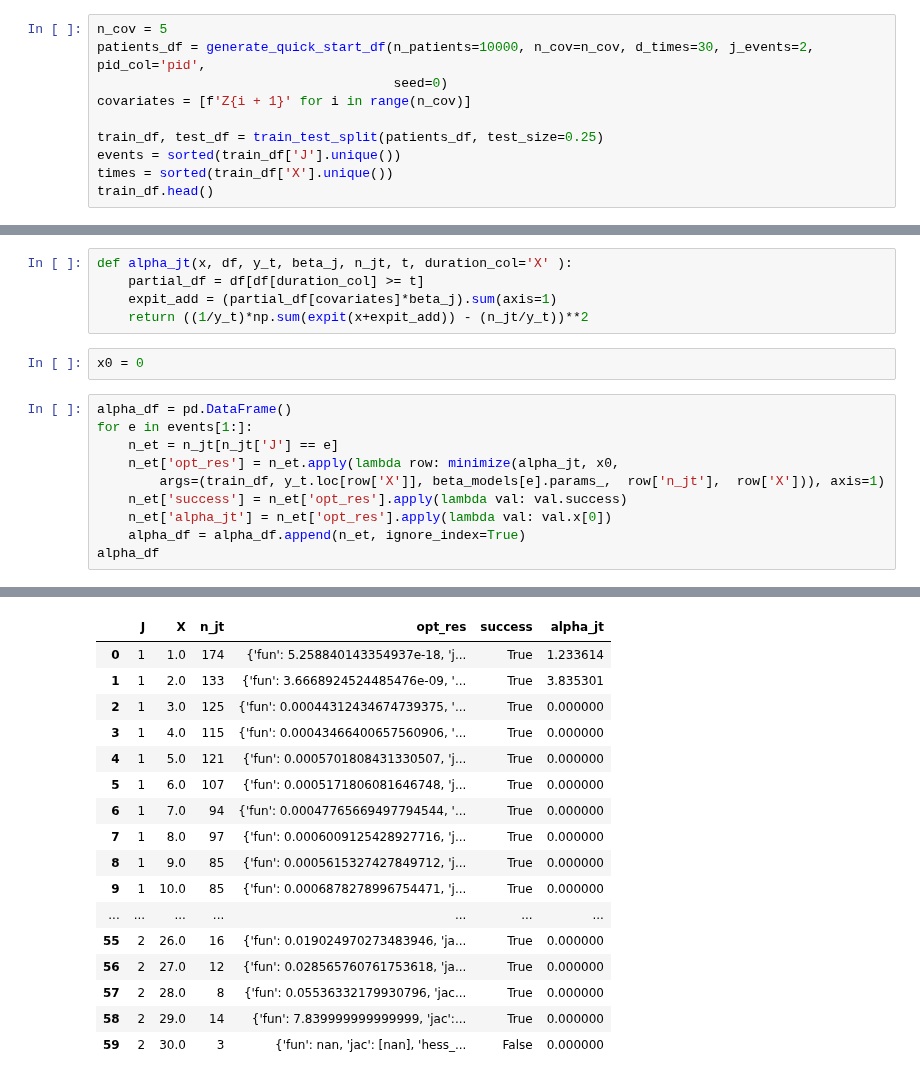
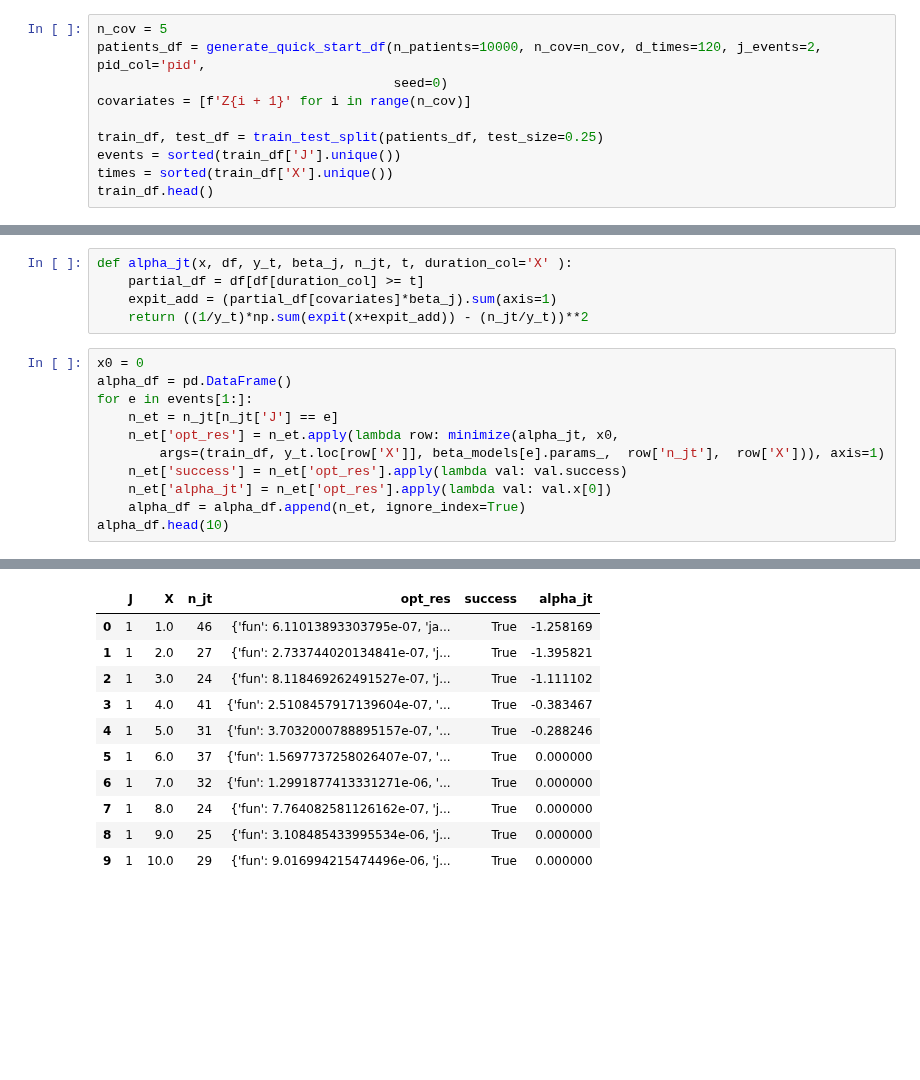
Before and after one commit to tomer1812/pydts, a Jupyter notebook: docs/Simple Simulation.ipynb, the cells around one changed output, grey strips where cells are left out. Cells and saved outputs as stored; diff of their text form; blank space fills up the shorter version.

```diff
--- a/docs/Simple Simulation.ipynb
+++ b/docs/Simple Simulation.ipynb
@@ -19,6 +38,6 @@ from examples.generate_simulations_data import generate_quick_start_df
 # %%
 n_cov = 5
-patients_df = generate_quick_start_df(n_patients=10000, n_cov=n_cov, d_times=30, j_events=2, pid_col='pid',
+patients_df = generate_quick_start_df(n_patients=10000, n_cov=n_cov, d_times=120, j_events=2, pid_col='pid',
                                       seed=0)
 covariates = [f'Z{i + 1}' for i in range(n_cov)]
 
@@ -195,9 +190,8 @@ def alpha_jt(x, df, y_t, beta_j, n_jt, t, duration_col='X' ):
     partial_df = df[df[duration_col] >= t]
     expit_add = (partial_df[covariates]*beta_j).sum(axis=1)
     return ((1/y_t)*np.sum(expit(x+expit_add)) - (n_jt/y_t))**2
-# %%
-x0 = 0
 # %%
+x0 = 0
 alpha_df = pd.DataFrame()
 for e in events[1:]:
     n_et = n_jt[n_jt['J'] == e]
@@ -206,5 +200,5 @@ for e in events[1:]:
     n_et['success'] = n_et['opt_res'].apply(lambda val: val.success)
     n_et['alpha_jt'] = n_et['opt_res'].apply(lambda val: val.x[0])
     alpha_df = alpha_df.append(n_et, ignore_index=True)
-alpha_df
+alpha_df.head(10)
 # %% [output]
@@ -228,17 +205,11 @@ See the caveats in the documentation: https://pandas.pydata.org/pandas-docs/stab
 |  | J | X | n_jt | opt_res | success | alpha_jt |
-| 0 | 1 | 1.0 | 174 | {'fun': 5.258840143354937e-18, 'j... | True | 1.233614 |
-| 1 | 1 | 2.0 | 133 | {'fun': 3.6668924524485476e-09, '... | True | 3.835301 |
-| 2 | 1 | 3.0 | 125 | {'fun': 0.00044312434674739375, '... | True | 0.000000 |
-| 3 | 1 | 4.0 | 115 | {'fun': 0.00043466400657560906, '... | True | 0.000000 |
-| 4 | 1 | 5.0 | 121 | {'fun': 0.0005701808431330507, 'j... | True | 0.000000 |
-| 5 | 1 | 6.0 | 107 | {'fun': 0.0005171806081646748, 'j... | True | 0.000000 |
-| 6 | 1 | 7.0 | 94 | {'fun': 0.00047765669497794544, '... | True | 0.000000 |
-| 7 | 1 | 8.0 | 97 | {'fun': 0.0006009125428927716, 'j... | True | 0.000000 |
-| 8 | 1 | 9.0 | 85 | {'fun': 0.0005615327427849712, 'j... | True | 0.000000 |
-| 9 | 1 | 10.0 | 85 | {'fun': 0.0006878278996754471, 'j... | True | 0.000000 |
-| ... | ... | ... | ... | ... | ... | ... |
-| 55 | 2 | 26.0 | 16 | {'fun': 0.019024970273483946, 'ja... | True | 0.000000 |
-| 56 | 2 | 27.0 | 12 | {'fun': 0.028565760761753618, 'ja... | True | 0.000000 |
-| 57 | 2 | 28.0 | 8 | {'fun': 0.05536332179930796, 'jac... | True | 0.000000 |
-| 58 | 2 | 29.0 | 14 | {'fun': 7.839999999999999, 'jac':... | True | 0.000000 |
-| 59 | 2 | 30.0 | 3 | {'fun': nan, 'jac': [nan], 'hess_... | False | 0.000000 |
+| 0 | 1 | 1.0 | 46 | {'fun': 6.11013893303795e-07, 'ja... | True | -1.258169 |
+| 1 | 1 | 2.0 | 27 | {'fun': 2.733744020134841e-07, 'j... | True | -1.395821 |
+| 2 | 1 | 3.0 | 24 | {'fun': 8.118469262491527e-07, 'j... | True | -1.111102 |
+| 3 | 1 | 4.0 | 41 | {'fun': 2.5108457917139604e-07, '... | True | -0.383467 |
+| 4 | 1 | 5.0 | 31 | {'fun': 3.7032000788895157e-07, '... | True | -0.288246 |
+| 5 | 1 | 6.0 | 37 | {'fun': 1.5697737258026407e-07, '... | True | 0.000000 |
+| 6 | 1 | 7.0 | 32 | {'fun': 1.2991877413331271e-06, '... | True | 0.000000 |
+| 7 | 1 | 8.0 | 24 | {'fun': 7.764082581126162e-07, 'j... | True | 0.000000 |
+| 8 | 1 | 9.0 | 25 | {'fun': 3.108485433995534e-06, 'j... | True | 0.000000 |
+| 9 | 1 | 10.0 | 29 | {'fun': 9.016994215474496e-06, 'j... | True | 0.000000 |
```
Also changed, not shown: parts of 23 cells of this notebook.
